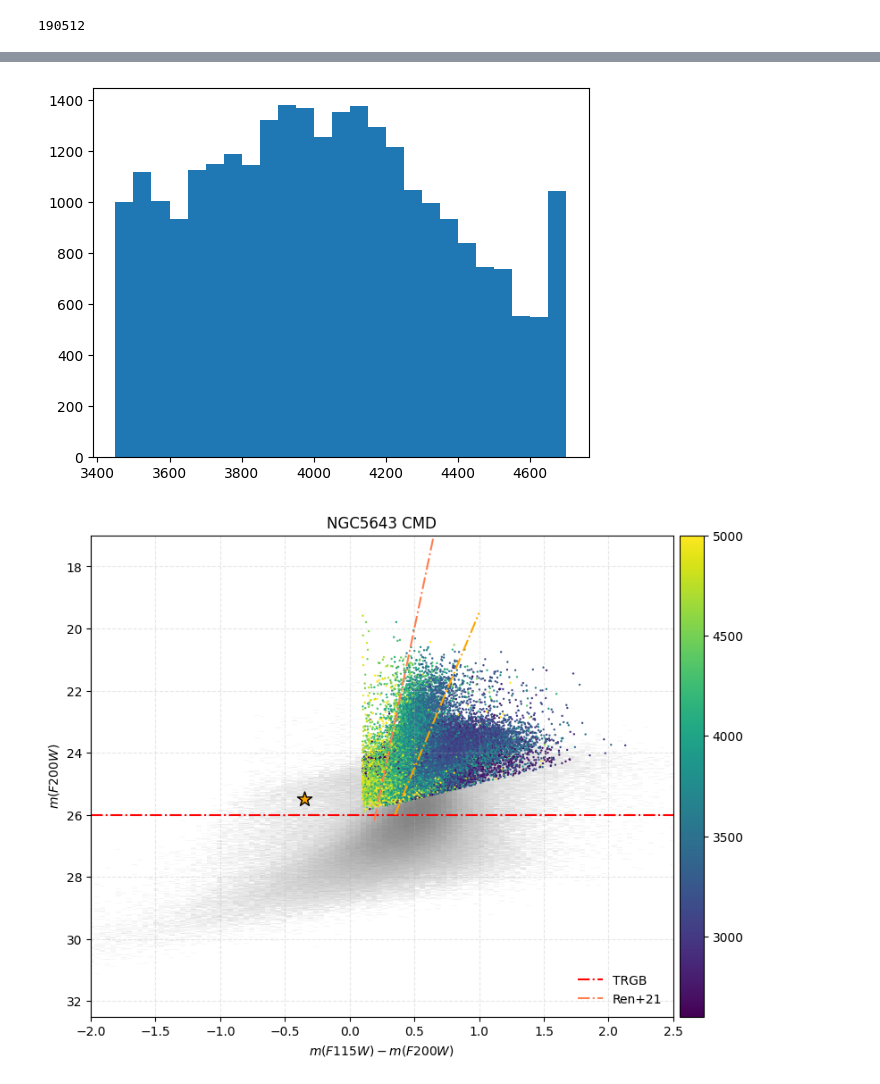
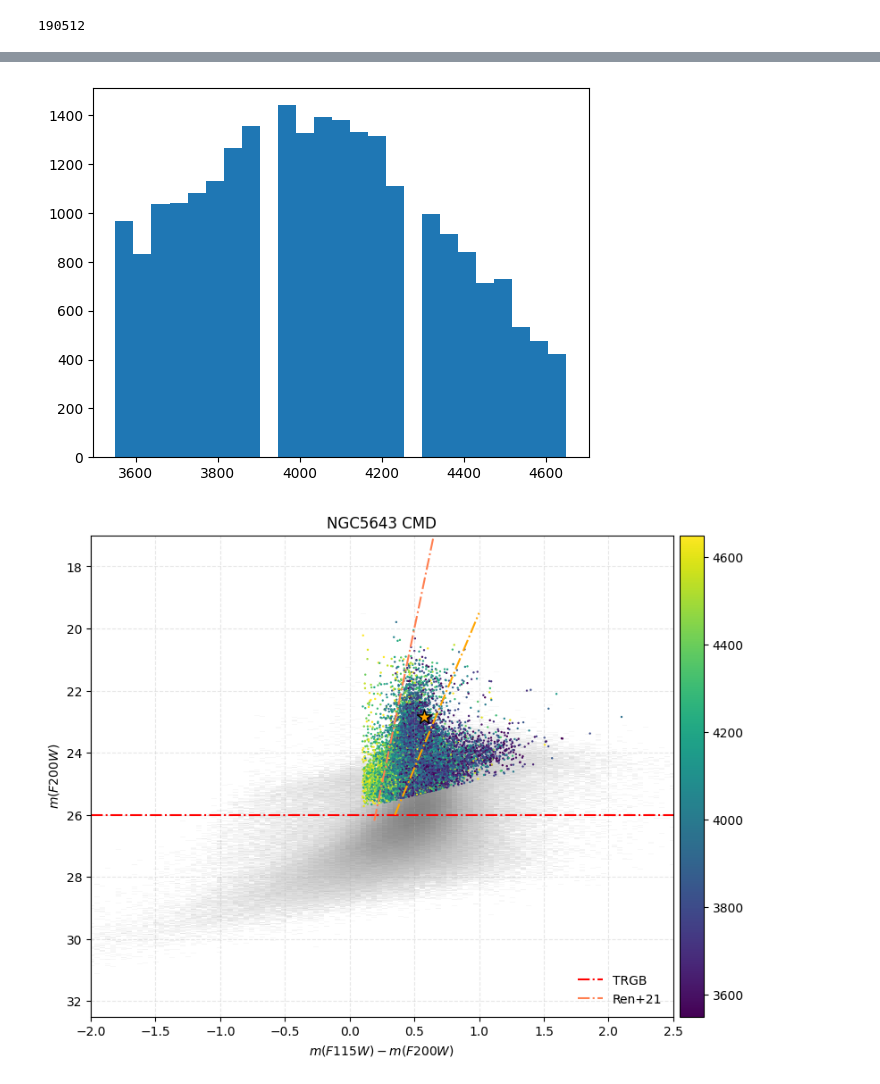
Before and after one commit to aswinsuresh24/rsg_phot, a Jupyter notebook: mcmc.ipynb, the cells around one changed output, grey strips where cells are left out. Saved outputs shown, nothing was run; the diff lists cells and outputs as text; code cells hidden in the pictures.

```diff
--- a/mcmc.ipynb
+++ b/mcmc.ipynb
@@ -345,7 +344,7 @@ plt.gca().invert_yaxis()
 from mcmc import mcmc
 # %%
 keep_narrow = False
-testcol = rsgcat[tm].sample(1).iloc[0]
+testcol = rsgcat[~tm].sample(1).iloc[0]
 
 phot = {'mag': testcol[magcols].values,
         'magerr': testcol[errcols].values,
@@ -509,7 +509,7 @@ for i, p_ in enumerate(sample_params):
     model_mag = np.array([mc_obj.model[f](sample_params[i]).flatten()[0] for f in nrc_filts]) + mc_obj.dm
     sample_models[i, :] = model_mag
 # %%
-mc_obj = mcmc(dm=30.57, dmerr=0.06)
+mc_obj = mcmc(dm=30.57, dmerr=0.06, z=-0.25)
 mc_obj.verbose = True
 mc_obj.bounds['luminosity'] = [10**3.5, 10**3.6]
 
@@ -754,10 +754,9 @@ modeldf.to_csv('modeldf_ngc5643.csv', index=False)
 modeldf = pd.read_csv('modeldf_ngc5643.csv')
 # %%
 def chimin(phot, modeldf):
-    photmag=phot['mag']
     modelmagval = modeldf[phot['inst_filt']].values
     submagval = modelmagval - phot['mag']
-    meanval = np.mean(submagval, axis=1)
+    meanval = np.average(submagval, weights = 1/phot['magerr']**2, axis=1)
     submagval = submagval - meanval[:, None]
     chisqe = np.sum(submagval**2/phot['magerr']**2, axis=1)/len(phot['mag'] - 1)
     chisq = np.sum(submagval**2, axis=1)/len(phot['mag'] - 1)
@@ -766,6 +765,7 @@ def chimin(phot, modeldf):
     # print(chisq[minchisq])
     # # otherbestmodel = modeldf.loc[55544][phot['inst_filt']].values - np.log10(21729/1e3)*2.5
     # otherbestmodel = chi_mag
+    # photmag=phot['mag']
     # print(np.sum((otherbestmodel - photmag)**2)/(len(photmag) - 1))
     # print((otherbestmodel - photmag)**2)
     # print(submagval[minchisq]**2)
@@ -836,4 +836,4 @@ np.int64(11802)
 # %%
-tm = (rsgcat['teff'] <= 3300) | (rsgcat['teff'] >= 4700) | (rsgcat['chimin'] > 0.02)
+tm = (rsgcat['teff'] <= 3300) | (rsgcat['teff'] >= 4700) | (rsgcat['chimin'] > 0.03)
 tm.sum()
 # %% [output]
@@ -857,36 +857,36 @@ rsgcat[~tm]
 # %%
 plt.hist(rsgcat[~tm]['teff'], bins=25);
 # %% [output]
-[figure, old version]
+[figure, new version]
 # %%
 fig, ax = plt.subplots(1, 1, figsize = (10, 7))
 f1, f2 = 'F115W', 'F200W'
 
 cl, m = cat[f1+'_mag'] - cat[f2+'_mag'], cat[f2+'_mag']
 rsg_cl, rsg_m = rsgcat[f1+'_mag'] - rsgcat[f2+'_mag'], rsgcat[f2+'_mag']
 
 ax.hist2d(cl, m, bins = 4000, norm = 'log', cmap = 'Grays')
-sc = ax.scatter(rsg_cl, rsg_m, c=rsgcat['teff'], cmap = 'viridis', s=.5)
+sc = ax.scatter(rsg_cl[~tm], rsg_m[~tm], c=rsgcat['teff'][~tm], cmap = 'viridis', s=.5)
 
 ax.axhline(26, color = 'red', label='TRGB', linestyle = '-.')
 ax.plot(np.linspace(0.1905, 1, 100), lin(np.linspace(0.1905, 1, 100), -20.0, 33.0-3), linestyle='-.', color = 'coral', label = 'Ren+21')
 ax.plot(np.linspace(0.35, 1, 100), lin(np.linspace(0.35, 1, 100), -10.0, 25+4.5), linestyle='-.', color = 'orange')
 ax.scatter(phot['mag'][1] - phot['mag'][3], phot['mag'][3], marker='*', s=150, fc='orange', ec='black')
 
 cbar = fig.colorbar(sc, ax = ax, pad = 0.009)
 ax.set_xlabel(rf'$m({f1}) - m({f2})$')
 ax.set_ylabel(rf'$m({f2})$')
 ax.set_title('NGC5643 CMD')
 
 ax.legend(loc = 'lower right', framealpha = 0)
 ax.tick_params(axis='both', which='major')
 ax.tick_params(axis='both', which='minor')
 cbar.ax.tick_params()
 ax.grid(alpha = 0.3, linestyle = '--')
 ax.set_xlim(-2, 2.5)
 # ax.set_xlim(0, 1)
 ax.set_ylim(32.5, 17)
 # ax.set_ylim(26, 20)
 plt.show()
 # %% [output]
-[figure, old version]
+[figure, new version]
```
Also changed, not shown: parts of 20 cells of this notebook, 2 other files.
